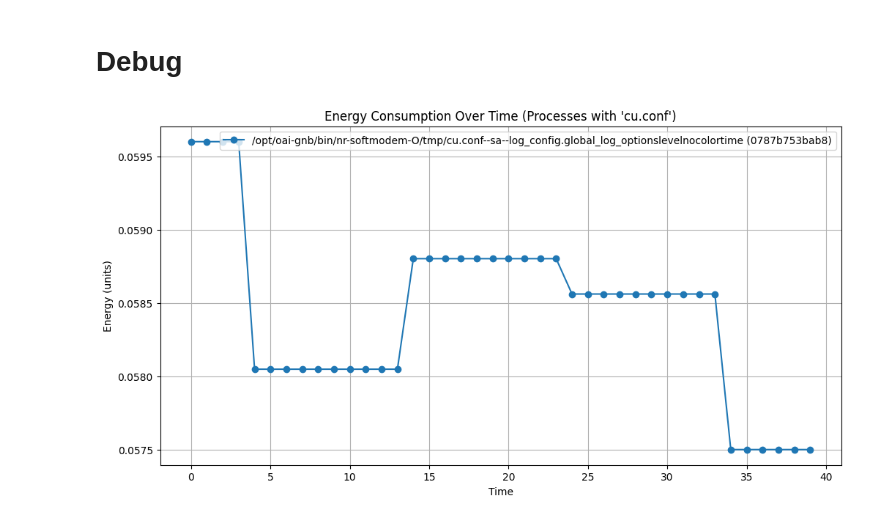
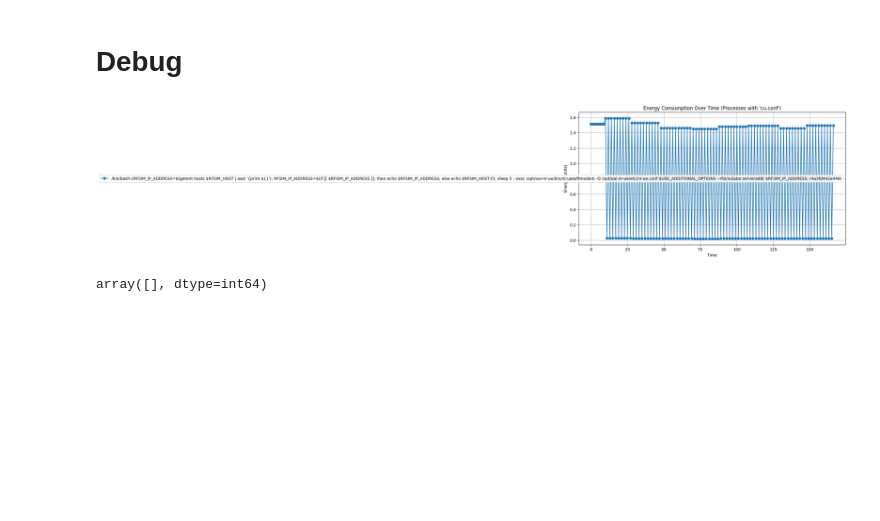
Before and after one commit to RootLeo00/Dynamic-Scaling-Policy-Energy-5G-ORAN, a Jupyter notebook: power-metrics-per-pod-realtime/cpu_iperf.ipynb, the cells around one changed output. Saved outputs shown, nothing was run; the diff lists cells and outputs as text; code cells hidden in the pictures; blank space fills up the shorter version.

Commit message:
multiple tests; analisys with avg and std

```diff
--- a/power-metrics-per-pod-realtime/cpu_iperf.ipynb
+++ b/power-metrics-per-pod-realtime/cpu_iperf.ipynb
@@ -325,8 +629,8 @@ plt.show()
 # Debug
 # %%
 # Path to the JSON file
-file_path = '/home/ubuntu/power-consumption-tool/power-metrics-per-pod-realtime/test_automation/exp4/70_100_700_100mi_at_cu/metrics_energy.json'
-
+file_path = '/home/ubuntu/power-consumption-tool/power-metrics-per-pod-realtime/test_automation/baseline_metrics/metrics_energy.json'
+file_path = '/home/ubuntu/power-consumption-tool/power-metrics-per-pod-realtime/test_automation/exp7/70_100_700_500mi_at_cu/metrics_energy.json'
 # Load JSON data
 with open(file_path, 'r') as file:
     data = json.load(file)
@@ -334,7 +638,7 @@ with open(file_path, 'r') as file:
 # Filter for entries where cmdline contains "cu.conf"
 filtered_data = {}
 for process_id, metrics in data.items():
-    if any("cu.conf" in metric['cmdline'] for metric in metrics):
+    if any("nr-ue.conf" in metric['cmdline'] for metric in metrics):
         filtered_data[process_id] = metrics
 
 # Process power consumption data
@@ -345,33 +649,42 @@ for pod_data in filtered_data.values():
     for entry in pod_data:
         timestamps.append(entry['timestamp'])
         values.append(entry['value'])
 
 # Convert timestamps to a relative time from start
 start_time = min(timestamps)
 end_time = max(timestamps)
 filtered_values = [
     value for ts, value in zip(timestamps, values)
-    if (ts - start_time > 30) and (end_time - ts > 30)  # Exclude first and last 20 seconds
+    if (ts - start_time > 0) and (end_time - ts > 0)  # Exclude first and last 20 seconds
 ]
 
 
 # Plot the filtered data
 plt.figure(figsize=(12, 6))
 
 for process_id, metrics in filtered_data.items():
     timestamps = range(0,len(filtered_values))
     values = filtered_values
-    cmdline = next(metric['cmdline'] for metric in metrics if "cu.conf" in metric['cmdline'])
+    cmdline = next(metric['cmdline'] for metric in metrics if "nr-ue.conf" in metric['cmdline'])
     plt.plot(timestamps, values, marker='o', label=f"{cmdline} ({process_id})")
 
 # Add labels, title, legend, and grid
 plt.xlabel("Time")
 plt.ylabel("Energy (units)")
 plt.title("Energy Consumption Over Time (Processes with 'cu.conf')")
 plt.legend()
 plt.grid(True)
 
 # Show the plot
 plt.show()
 # %% [output]
-[figure, old version]
+[figure, new version]
+# %%
+# Filter rows where any of the columns have NaN or 0.00 values
+df_show_filtered = df[df.isna().any(axis=1) | (df == 0.00).any(axis=1)]
+
+# Display the rows with NaN or 0.00 values
+# df_show_filtered['cpu limit at cu'].str.replace('mi', '').astype(int).unique()
+df_show_filtered['Mbps requested'].unique()
+# %% [output]
+array([], dtype=int64)
```
Also changed, not shown: parts of 24 cells of this notebook, 1 other file.
